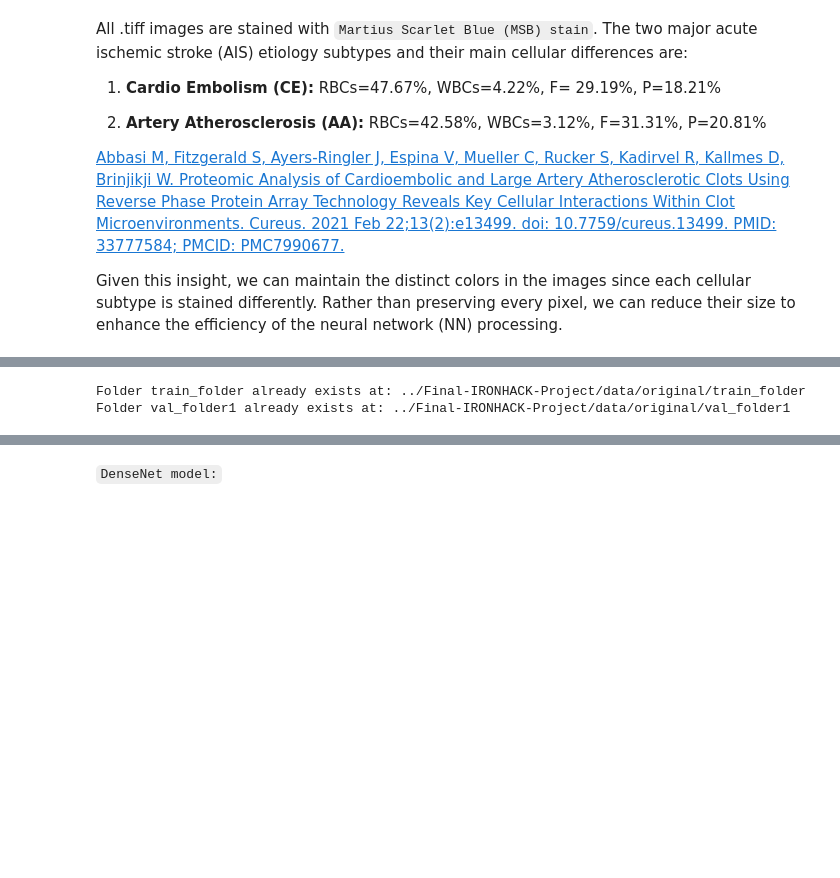
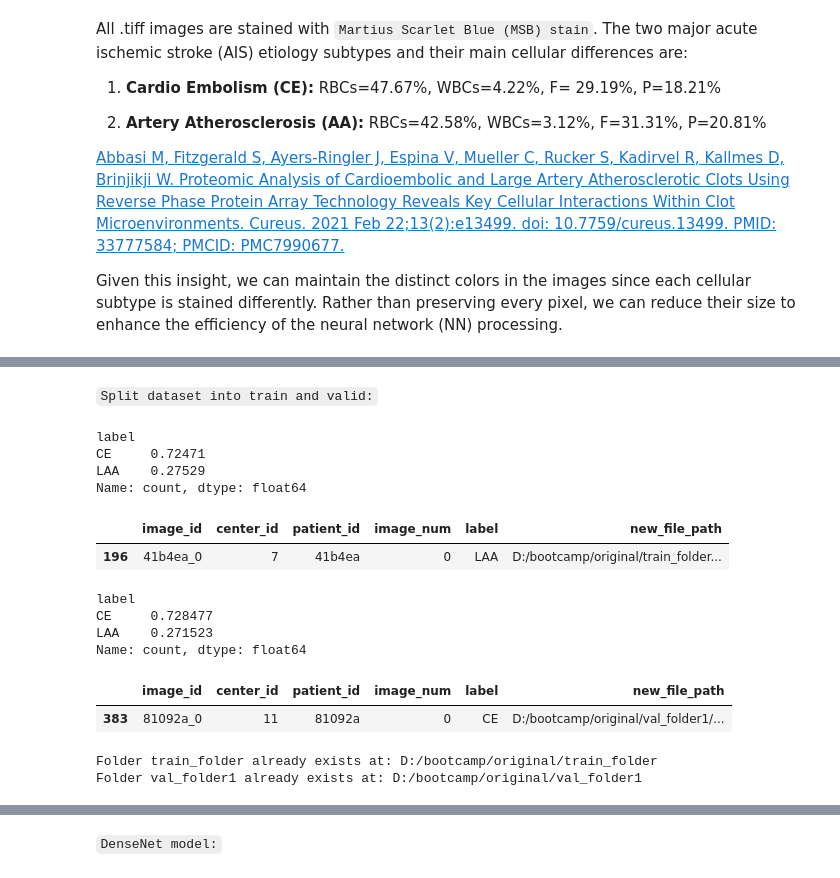
Before and after one commit to sarabenitezinglott/Final-IRONHACK-Project, a Jupyter notebook: model.ipynb, the cells around one changed output, grey strips where cells are left out. Cells and saved outputs as stored; diff of their text form; code cells hidden in the pictures; blank space fills up the shorter version.

```diff
--- a/model.ipynb
+++ b/model.ipynb
@@ -27,3 +29,5 @@ All .tiff images are stained with `Martius Scarlet Blue (MSB) stain`. The two ma
 Given this insight, we can maintain the distinct colors in the images since each cellular subtype is stained differently. Rather than preserving every pixel, we can reduce their size to enhance the efficiency of the neural network (NN) processing.
 # %% [markdown]
 ![CE](/images/CEexample1.png)
+# %% [markdown]
+`Split dataset into train and valid:`
@@ -29,0 +37,28 @@ Given this insight, we can maintain the distinct colors in the images since each
+# %%
+train_x['label'].value_counts() / len(train_x.label)
+# %% [output]
+label
+CE     0.72471
+LAA    0.27529
+Name: count, dtype: float64
+# %%
+train2 = exploration.Labeling_images(train_x)
+train3 = train2.class_again_train()
+train3.sample(1)
+# %% [output]
+|  | image_id | center_id | patient_id | image_num | label | new_file_path |
+| 196 | 41b4ea_0 | 7 | 41b4ea | 0 | LAA | D:/bootcamp/original/train_folder... |
+# %%
+valid_x['label'].value_counts() / len(valid_x.label)
+# %% [output]
+label
+CE     0.728477
+LAA    0.271523
+Name: count, dtype: float64
+# %%
+val = exploration.Labeling_images(valid_x)
+val2 = val.class_again_val()
+val2.sample(1)
+# %% [output]
+|  | image_id | center_id | patient_id | image_num | label | new_file_path |
+| 383 | 81092a_0 | 11 | 81092a | 0 | CE | D:/bootcamp/original/val_folder1/... |
@@ -30,7 +69,7 @@ Given this insight, we can maintain the distinct colors in the images since each
 # %%
-data_path = "../Final-IRONHACK-Project/data/original/"
+data_path = "D:/bootcamp/original/"
 folder_names= ["train_folder", "val_folder1"]
 pre_process.createfolders(data_path,folder_names)
 # %% [output]
-Folder train_folder already exists at: ../Final-IRONHACK-Project/data/original/train_folder
-Folder val_folder1 already exists at: ../Final-IRONHACK-Project/data/original/val_folder1
+Folder train_folder already exists at: D:/bootcamp/original/train_folder
+Folder val_folder1 already exists at: D:/bootcamp/original/val_folder1
```
Also changed, not shown: parts of 27 cells of this notebook, 6 other files.
